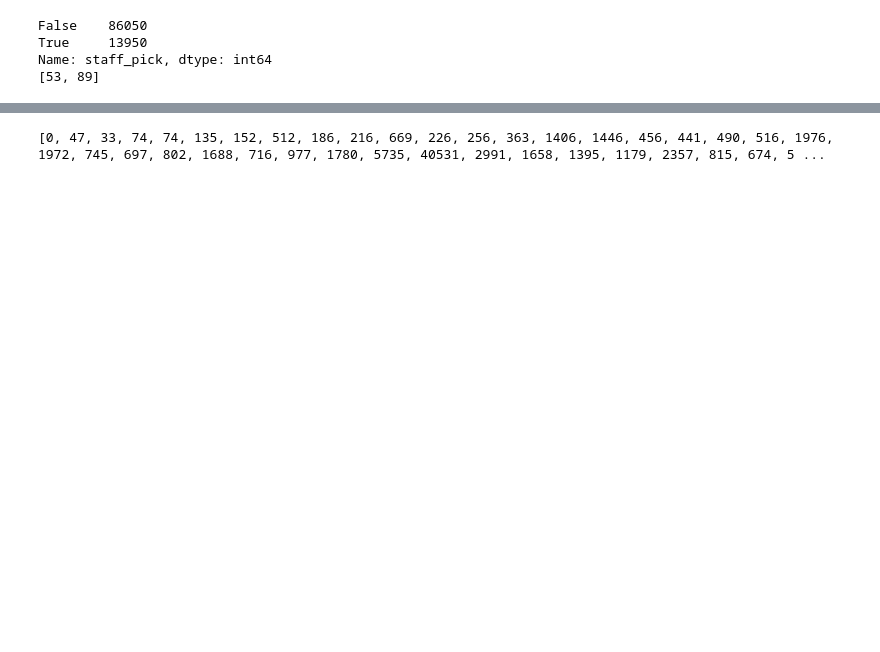
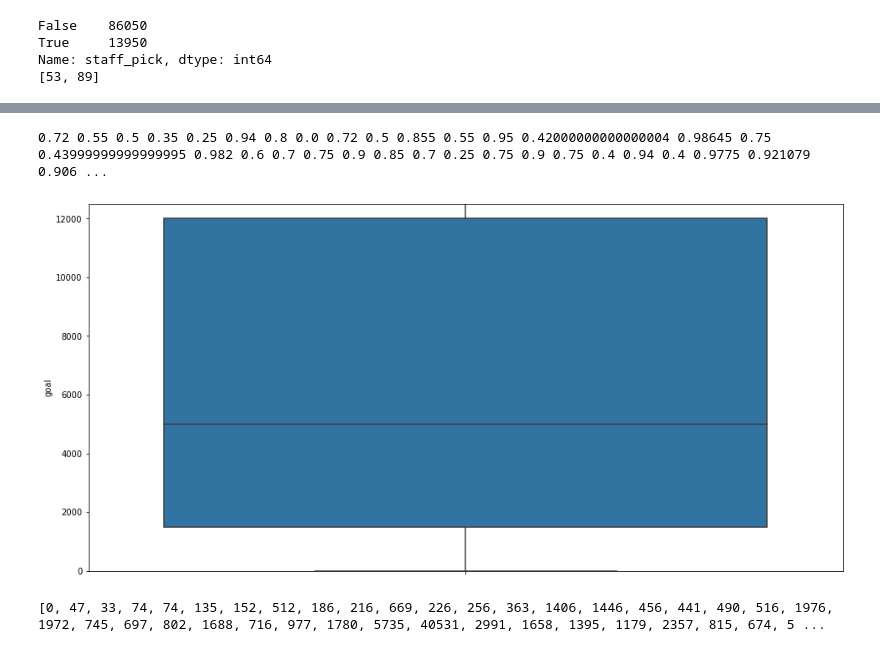
Before and after one commit to hetvankarsa/IntroDSKickstarter, a Jupyter notebook: Kickstarters.ipynb, the cells around one changed output, grey strips where cells are left out. Drawn from its saved outputs; the diff is of its cells as text; code cells hidden in the pictures; blank space fills up the shorter version.

```diff
--- a/Kickstarters.ipynb
+++ b/Kickstarters.ipynb
@@ -178,5 +184,42 @@ training_data['funded_binary'] = funded_binary
 # %%
 # sns.boxplot(x = training_data.category, y = training_data.funded)
+# %%
+# print(training_data['goal'])
+
+sns.boxplot(y=training_data.goal)
+plt.ylim(0,12500)
+
+outliers_funded = 0
+outliers = 0
+for index, entry in enumerate(training_data['goal']):
+    if entry < 500:
+        outliers += 1
+        if funded_binary[index] == 1:
+            outliers_funded += 1
+
+
+training_data['goal_per'] = 0.00
+for index, entry in enumerate(training_data['goal']):
+    if entry > 10000:
+        training_data.loc[index, 'goal_per'] = 0.25
+    else:
+        training_data.loc[index, 'goal_per'] = 1 - (entry / 10000)
+
+print(*training_data['goal_per'])
+
+print("No. of outliers: ", outliers)
+print("No. of funded outliers: ", outliers_funded)
+# ay.ticklabel_format(useOffset=False)
+# # print(days_until_deadline)
+
+
+# fig, ax = plt.subplots(1, 1)
+# boxplot = sns.boxplot(y=training_data.goal, ax=ax)
+# labels = ['%.5f' % float(t.get_text()) for t in ax.get_xticklabels()]
+# ax.set_xticklabels(labels)
+# %% [output]
+0.72 0.55 0.5 0.35 0.25 0.94 0.8 0.0 0.72 0.5 0.855 0.55 0.95 0.42000000000000004 0.98645 0.75 0.43999999999999995 0.982 0.6 0.7 0.75 0.9 0.85 0.7 0.25 0.75 0.9 0.75 0.4 0.94 0.4 0.9775 0.921079 0.906 ...
+[figure, added]
 # %%
 ################################################ MAKE YOUR OWN ATTRIBUTES ####################################################
 
```
Also changed, not shown: parts of 26 cells of this notebook.
